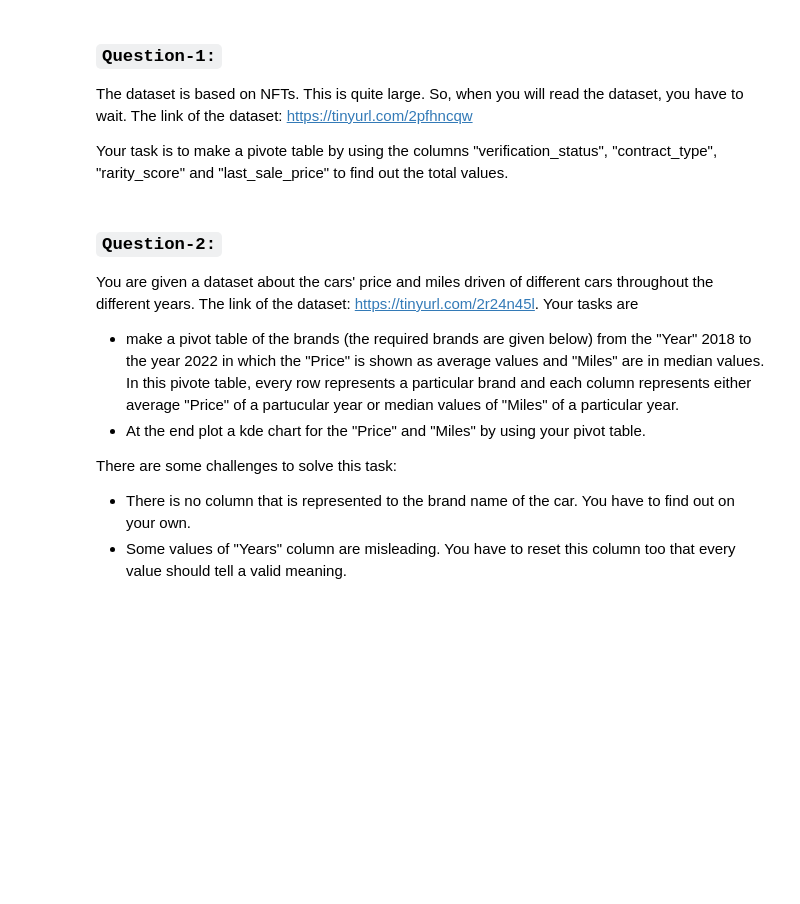
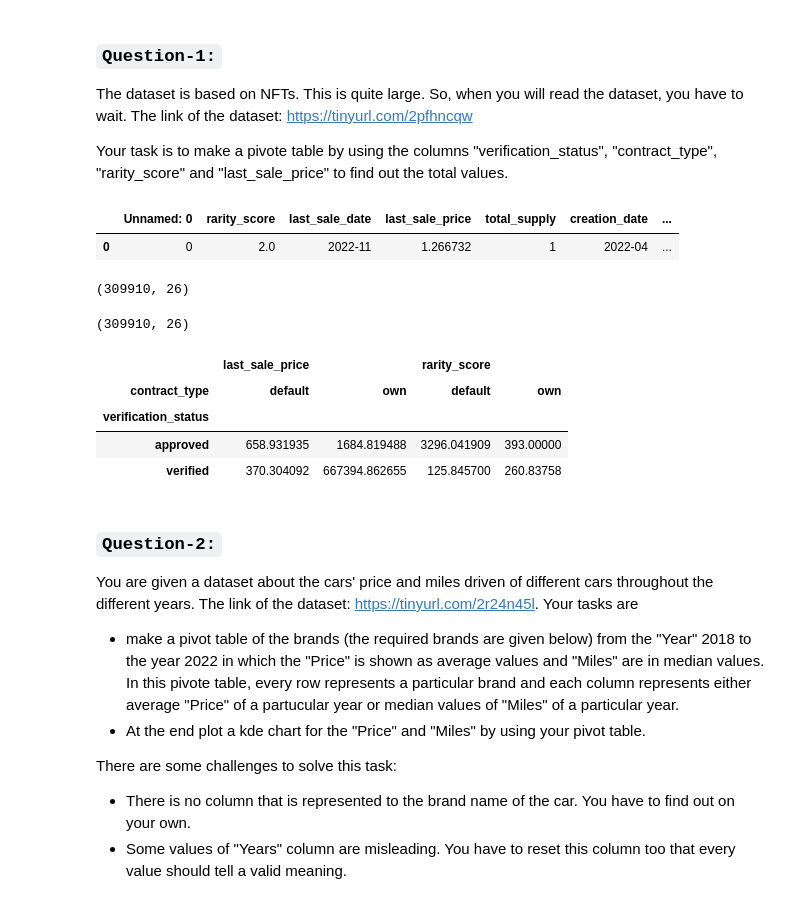
Before and after one commit to singhbhaskar360/Python_ML, a Jupyter notebook: string_date_time_task_22.ipynb, the cells around one changed output. Cells and saved outputs as stored; diff of their text form; code cells hidden in the pictures; blank space fills up the shorter version.

```diff
--- a/string_date_time_task_22.ipynb
+++ b/string_date_time_task_22.ipynb
@@ -14,6 +14,30 @@ The dataset is based on NFTs. This is quite large. So, when you will read the da
 Your task is to make a pivote table by using the columns "verification_status", "contract_type", "rarity_score" and "last_sale_price" to find out the total values.
 # %%
 # code here
+nft=pd.read_csv('https://tinyurl.com/2pfhncqw')
+# %%
+nft.head(1)
+# %% [output]
+|  | Unnamed: 0 | rarity_score | last_sale_date | last_sale_price | total_supply | creation_date | ... |
+| 0 | 0 | 2.0 | 2022-11 | 1.266732 | 1 | 2022-04 | ... |
+# %%
+nft.drop_duplicates(inplace=True)
+nft.shape
+# %% [output]
+(309910, 26)
+# %%
+nft.shape
+# %% [output]
+(309910, 26)
+# %%
+nft.pivot_table(index='verification_status',columns='contract_type',aggfunc={'rarity_score':'mean','last_sale_price':'sum'})
+# nft['verification_status'].value_counts()
+# %% [output]
+|  | last_sale_price |  | rarity_score |  |
+| contract_type | default | own | default | own |
+| verification_status |  |  |  |  |
+| approved | 658.931935 | 1684.819488 | 3296.041909 | 393.00000 |
+| verified | 370.304092 | 667394.862655 | 125.845700 | 260.83758 |
 # %% [markdown]
 ### `Question-2:`
 
```
Also changed, not shown: parts of 4 cells of this notebook.
